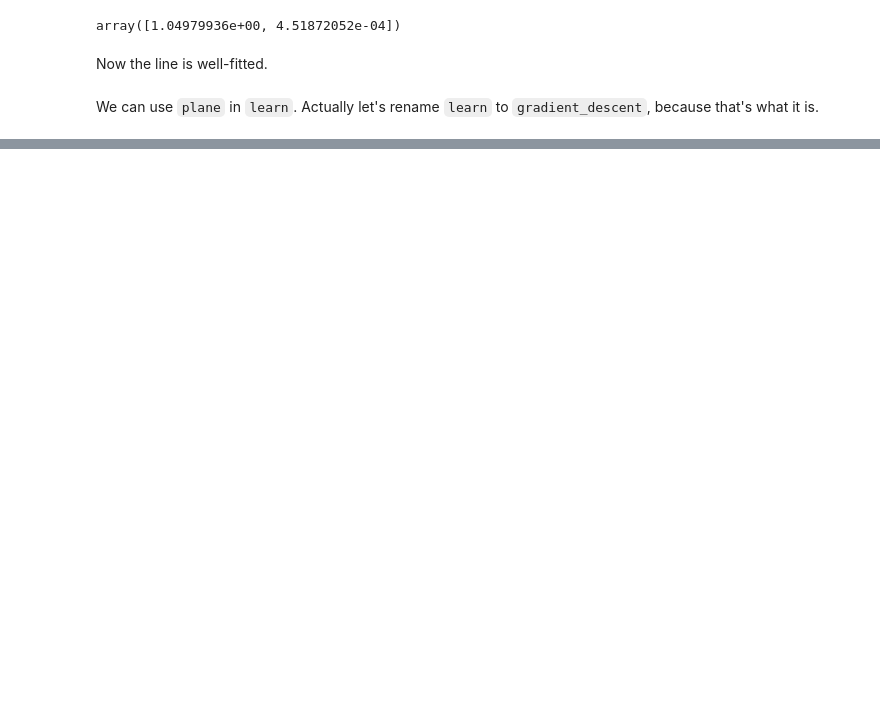
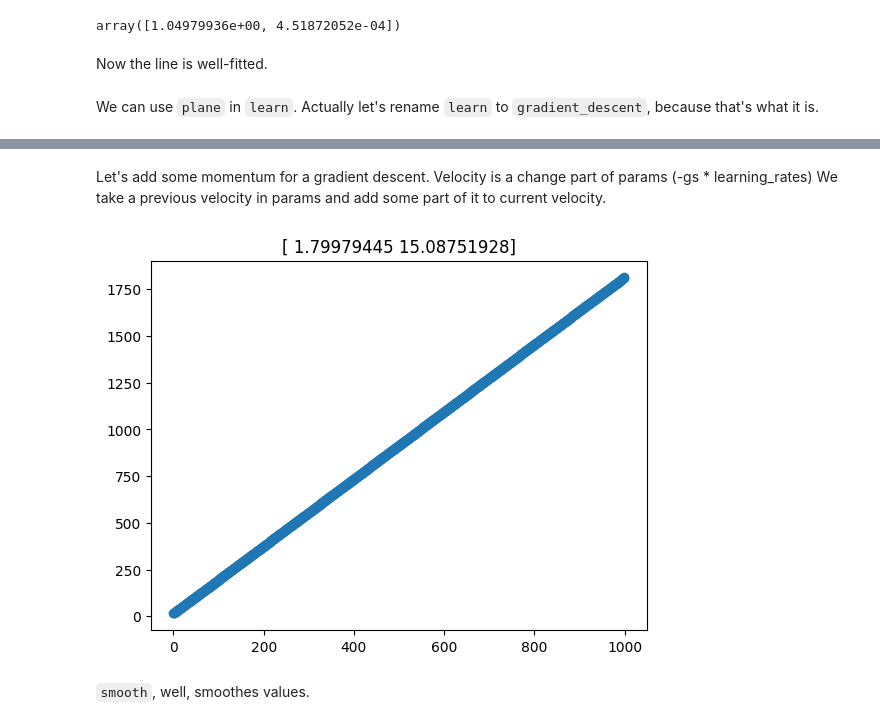
Before and after one commit to alexandershov/little-learner, a Jupyter notebook: little_learner.ipynb, the cells around one changed output, grey strips where cells are left out. Cells and saved outputs as stored; diff of their text form; code cells hidden in the pictures; blank space fills up the shorter version.

```diff
--- a/little_learner.ipynb
+++ b/little_learner.ipynb
@@ -121,0 +155,36 @@ line_plot(line_xs, line_ys, learned_params)
+# %% [markdown]
+Let's add some momentum for a gradient descent.
+Velocity is a change part of params (-gs * learning_rates)
+We take a previous velocity in params and add some part of it to current velocity.
+# %%
+def gradient_descent(target, xs, ys, learning_rates, velocity_coeff=0, sample_size=None, delta=0.0001, num_iterations=1000, verbose=False):
+    # initial params
+    params = np.array([0.0, 0.0])
+    prev_velocity = np.array([0.0, 0.0])
+    for i in range(num_iterations):
+        # we calculate partial derivatives and update each param
+        # using learning_rate
+        gs = l2_loss_gradient(target, xs, ys, params, sample_size=sample_size, delta=delta)
+        base_velocity = -gs * learning_rates
+        prev_velocity_part = velocity_coeff * prev_velocity
+        velocity = base_velocity + prev_velocity_part
+        params += velocity
+        if verbose:
+            print(f'i={i} gs={gs}, params={params}')
+        prev_velocity = velocity
+    return params
+
+
+learned_params = gradient_descent(line,
+                                  np.arange(0, 1000),
+                                  np.arange(0, 1000) * 1.8 + 15,
+                                  sample_size=15,
+                                  learning_rates=np.array([1e-8, 1e-2]),
+                                  num_iterations=30000,
+                                  velocity_coeff=0.9,
+                                  verbose=False)
+line_plot(np.arange(0, 1000), np.arange(0, 1000) * 1.8 + 15, learned_params)
+# %% [output]
+[figure, added]
+# %% [markdown]
+`smooth`, well, smoothes values.
```
Also changed, not shown: parts of 9 cells of this notebook.
